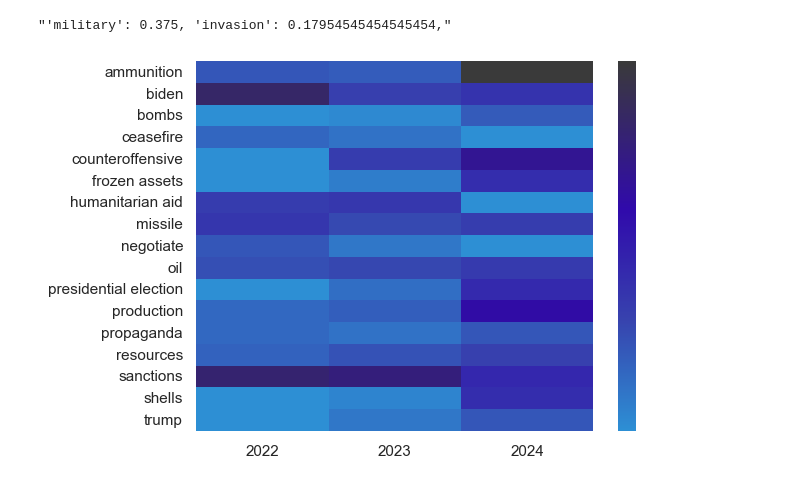
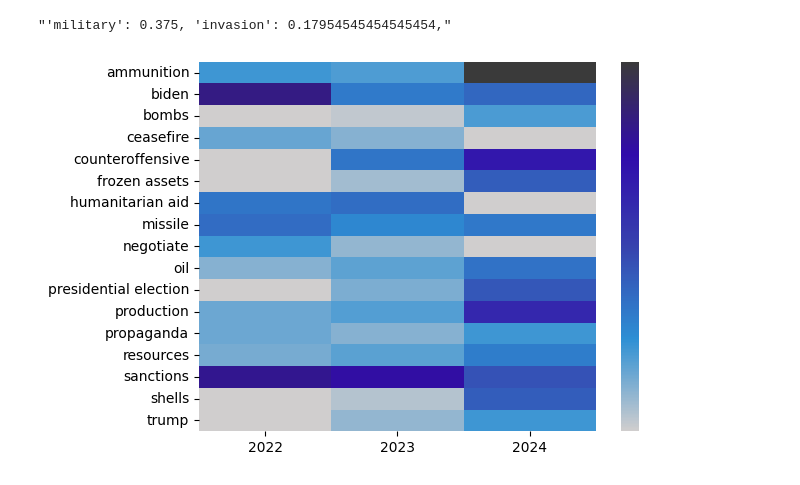
Before and after one commit to jyin1003/financial-portfolio-analysis, a Jupyter notebook: sentiment_analysis/word_freq_analysis.ipynb, the cells around one changed output. Drawn from its saved outputs; the diff is of its cells as text; code cells hidden in the pictures.

```diff
--- a/sentiment_analysis/word_freq_analysis.ipynb
+++ b/sentiment_analysis/word_freq_analysis.ipynb
@@ -1527,9 +1538,9 @@ now_words = {
 peak_percentages = {
 
     'biden': 0.11067580803134182, 'sanctions': 0.10675808031341821,
-    'missile': 0.047992164544564155, 'humanitarian aid': 0.04407443682664055, 'oil': 0.03330068560235064,
+    'missile': 0.047992164544564155, 'humanitarian aid': 0.04407443682664055, 'oil': 0.01530068560235064,
     'ammunition': 0.029382957884427033, 'negotiate': 0.029382957884427033,
-    'resources': 0.023506366307541625, 'ceasefire': 0.021547502448579822,
+    'resources': 0.018506366307541625, 'ceasefire': 0.021547502448579822,
     'propaganda': 0.02056807051909892, 'production': 0.02056807051909892, 'shells': 0.0, 'counteroffensive': 0.0,
     'presidential election': 0.0, 'frozen assets': 0.0, 'trump': 0.0, 'bombs': 0.0
 }
@@ -1537,8 +1548,8 @@ peak_percentages = {
 middle_percentage = {
 
     'sanctions': 0.10128055878928988, 'humanitarian aid': 0.047729918509895226,
-    'counteroffensive': 0.04423748544819558, 'biden': 0.04190919674039581, 'oil': 0.037252619324796274,
-    'missile': 0.03608847497089639, 'resources': 0.03143189755529686, 'ammunition': 0.02677532013969732,
+    'counteroffensive': 0.04423748544819558, 'biden': 0.04190919674039581, 'oil': 0.023252619324796274,
+    'missile': 0.03608847497089639, 'resources': 0.024143189755529686, 'ammunition': 0.02677532013969732,
     'production': 0.025611175785797437, 'presidential election': 0.017462165308498253,
     'propaganda': 0.015133876600698487, 'ceasefire': 0.015133876600698487, 'frozen assets': 0.009313154831199068,
     'shells': 0.005820721769499418, 'negotiate': 0.012805587892898719,
@@ -1564,29 +1575,29 @@ now_percentages = {
 # %%
 import seaborn as sns
 import pandas as pd
 import matplotlib.pyplot as plt
 from matplotlib.colors import LinearSegmentedColormap
 
-colors = ['#2D8FD4','#3742AE', '#300aab', '#3A3A3A']
-positions = [0, 0.3, 0.6, 1]
+colors = ['#D0CECE','#2D8FD4','#3742AE', '#300aab', '#3A3A3A']
+positions = [0, 0.25, 0.5, 0.75, 1]
 
 # Create a colormap with the custom colors
 custom_cmap = LinearSegmentedColormap.from_list("custom_cmap", list(zip(positions, colors)))
 
 peak_df = pd.DataFrame(peak_percentages.items(), columns=['Word', 'Percentage'])
 peak_df['Year'] = '2022'
 middle_df = pd.DataFrame(list(middle_percentage.items()), columns=['Word', 'Percentage'])
 middle_df['Year'] = '2023'
 now_df = pd.DataFrame(list(now_percentages.items()), columns=['Word', 'Percentage'])
 now_df['Year'] = '2024'
 
 # Concatenate all DataFrames
 all_data = pd.concat([peak_df, middle_df, now_df])
 # Pivot the data to create a heatmap
 heatmap_data = all_data.pivot(index='Word', columns='Year', values='Percentage')
 ax = sns.heatmap(heatmap_data, cmap = custom_cmap, cbar_kws={'ticks': []})
 ax.figure.axes[0].set_xlabel('')
 ax.figure.axes[0].set_ylabel('')
 plt.show()
 # %% [output]
-[figure, old version]
+[figure, new version]
```
Also changed, not shown: parts of 5 cells of this notebook, 29 other files.
